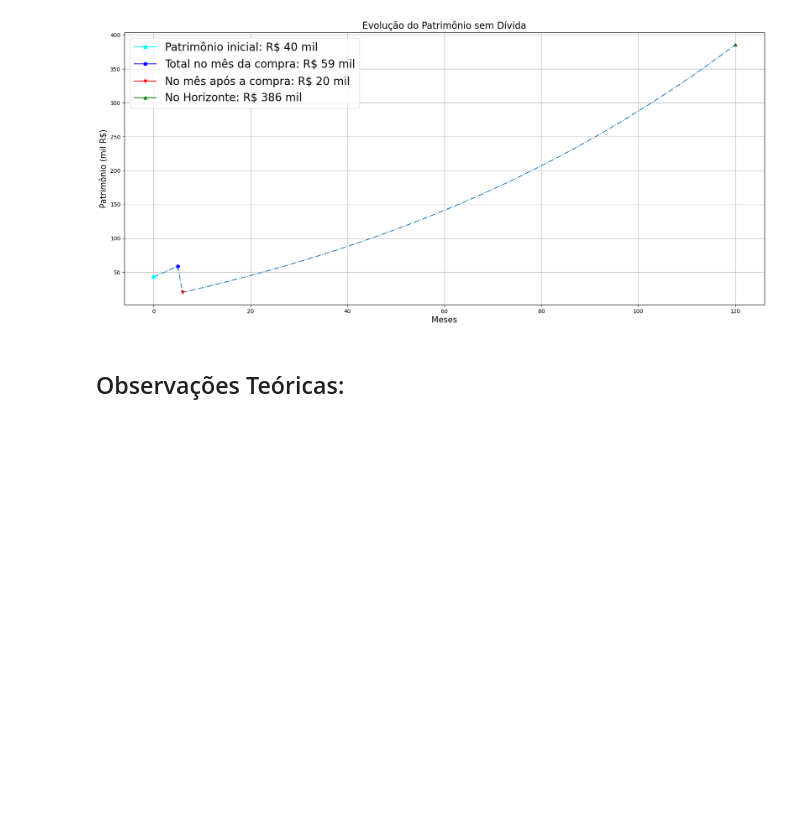
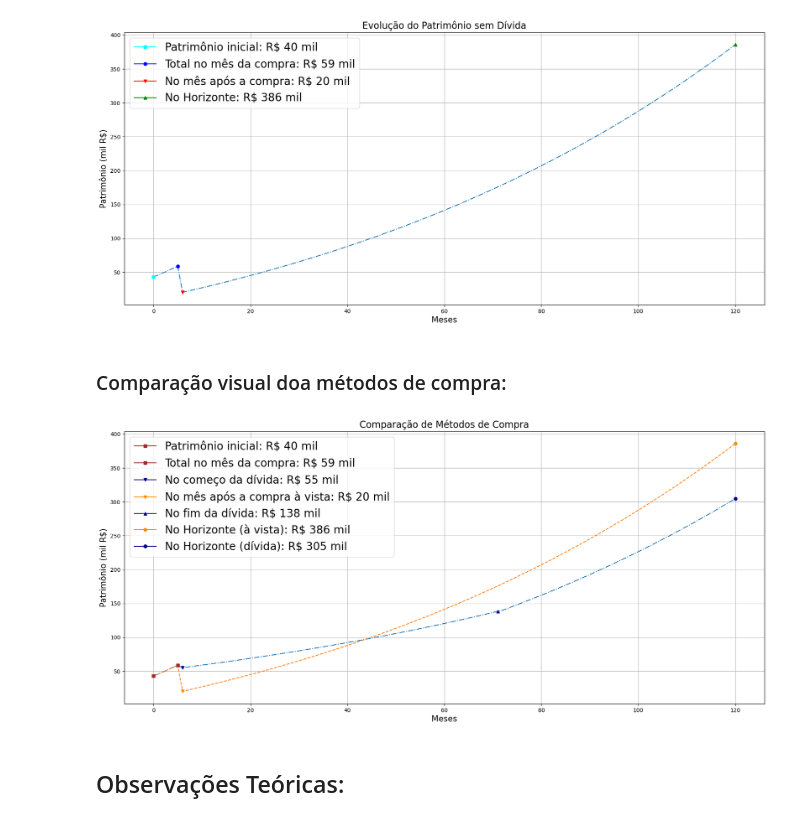
Before and after one commit to d-domeniconi/debt_simulator, a Jupyter notebook: debt_simulator.ipynb, the cells around one changed output. Cells and saved outputs as stored; diff of their text form; code cells hidden in the pictures; blank space fills up the shorter version.

```diff
--- a/debt_simulator.ipynb
+++ b/debt_simulator.ipynb
@@ -568,6 +554,23 @@ vis.plot_in_full_buy(P0_exemplo,
                                        Vp_exemplo)
 # %% [output]
 [figure]
+# %% [markdown]
+### Comparação visual doa métodos de compra:
+# %%
+vis.plot_in_full_versus_in_debt(P0_exemplo,
+                                Am_exemplo,
+                                rm_exemplo,
+                                mm_exemplo,
+                                Th_exemplo,
+                                Vv_exemplo,
+                                E_exemplo ,
+                                Vp_exemplo,
+                                Vm_exemplo,
+                                Gr_exemplo,
+                                Tc_exemplo,
+                                Jm_exemplo)
+# %% [output]
+[figure, added]
 # %% [markdown]
 ## Observações Teóricas:
 # %% [markdown]
```
Also changed, not shown: parts of 3 cells of this notebook, 6 other files.
